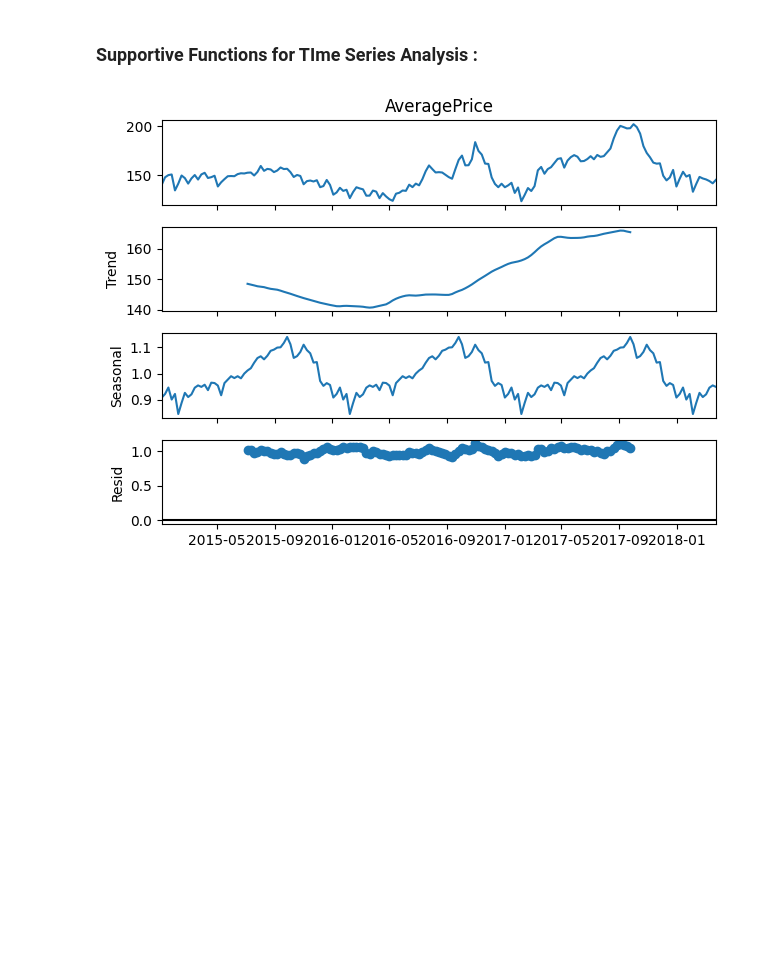
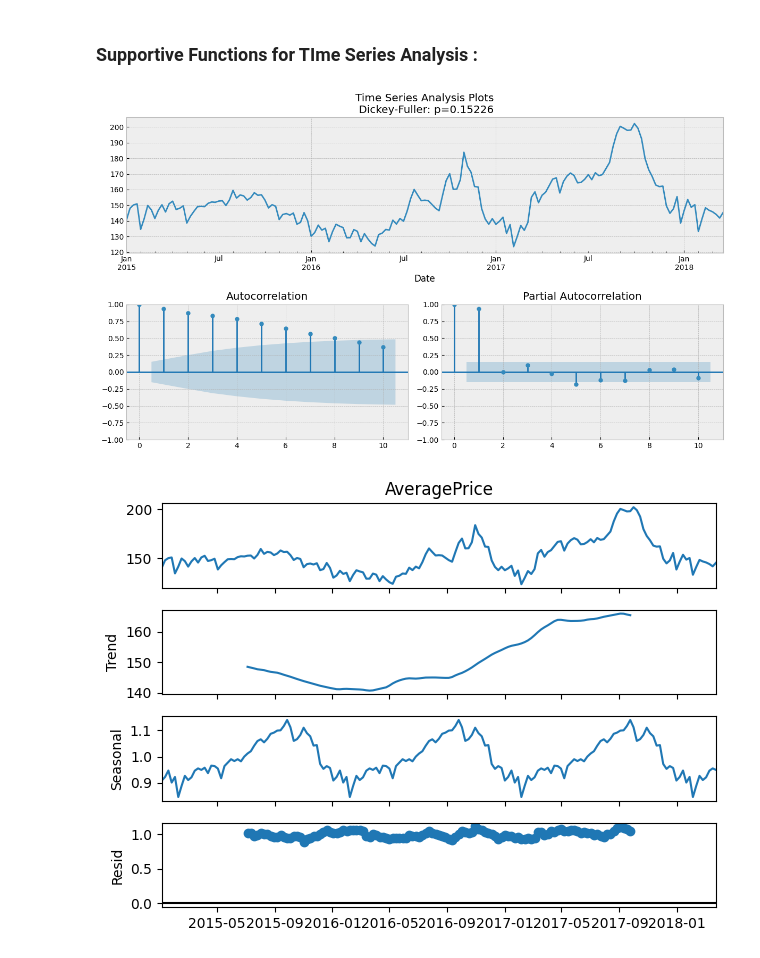
Before and after one commit to PNU-team-projects/avocado-price-forecasting, a Jupyter notebook: notebooks/notebook.ipynb, the cells around one changed output. Cells and saved outputs as stored; diff of their text form; code cells hidden in the pictures; blank space fills up the shorter version.

```diff
--- a/notebooks/notebook.ipynb
+++ b/notebooks/notebook.ipynb
@@ -199,6 +199,10 @@ def tsplot(y, lags=None, figsize=(12, 7), style='bmh'):
         smt.graphics.plot_acf(y, lags=lags, ax=acf_ax)
         smt.graphics.plot_pacf(y, lags=lags, ax=pacf_ax)
         plt.tight_layout()
+# %%
+tsplot(df1['AveragePrice'],lags = 10)
+# %% [output]
+[figure, added]
 # %%
 dec = sm.tsa.seasonal_decompose(df1['AveragePrice'], model = 'multiplicative').plot()
 plt.show();
```
Also changed, not shown: parts of 1 cell of this notebook.
